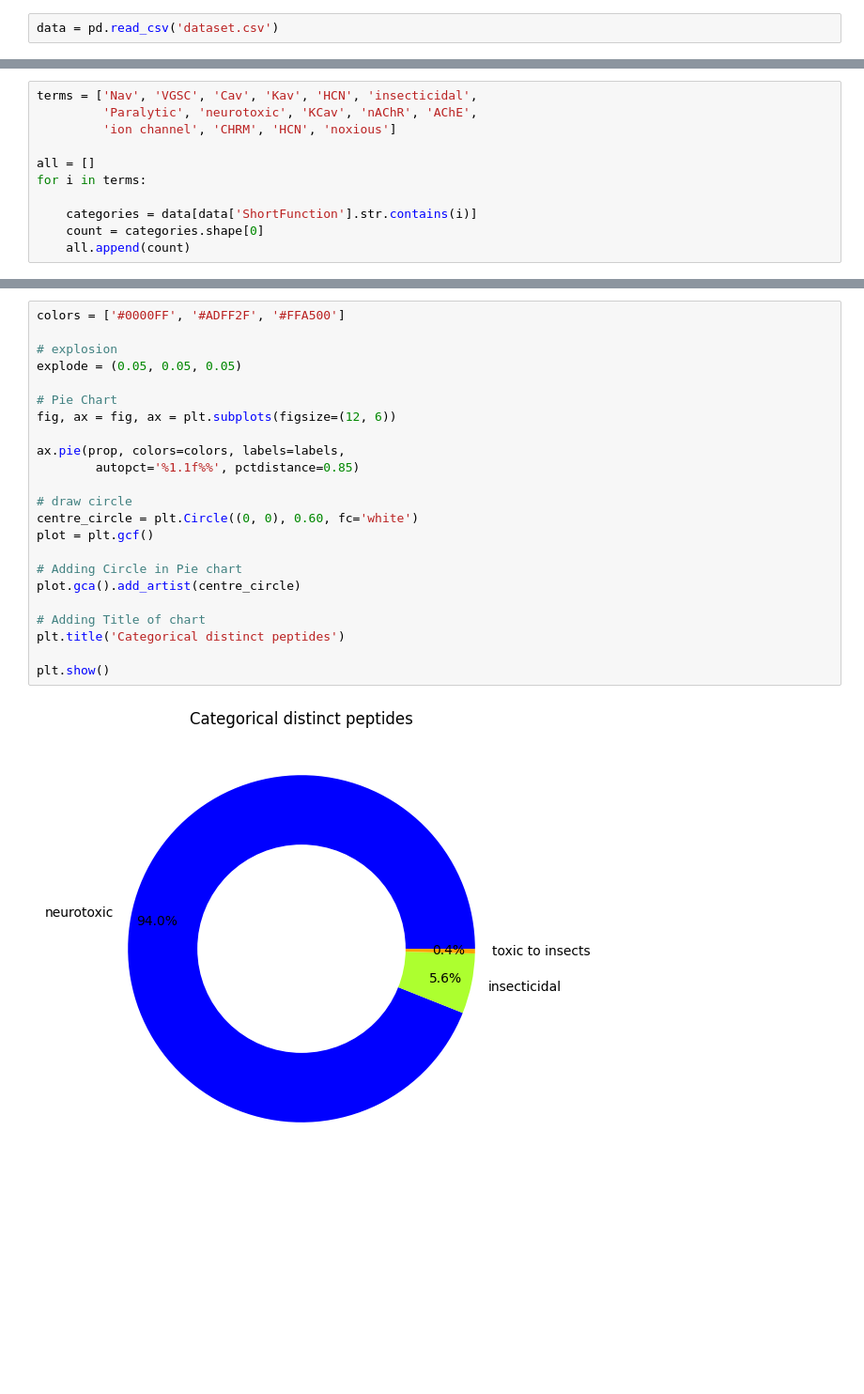
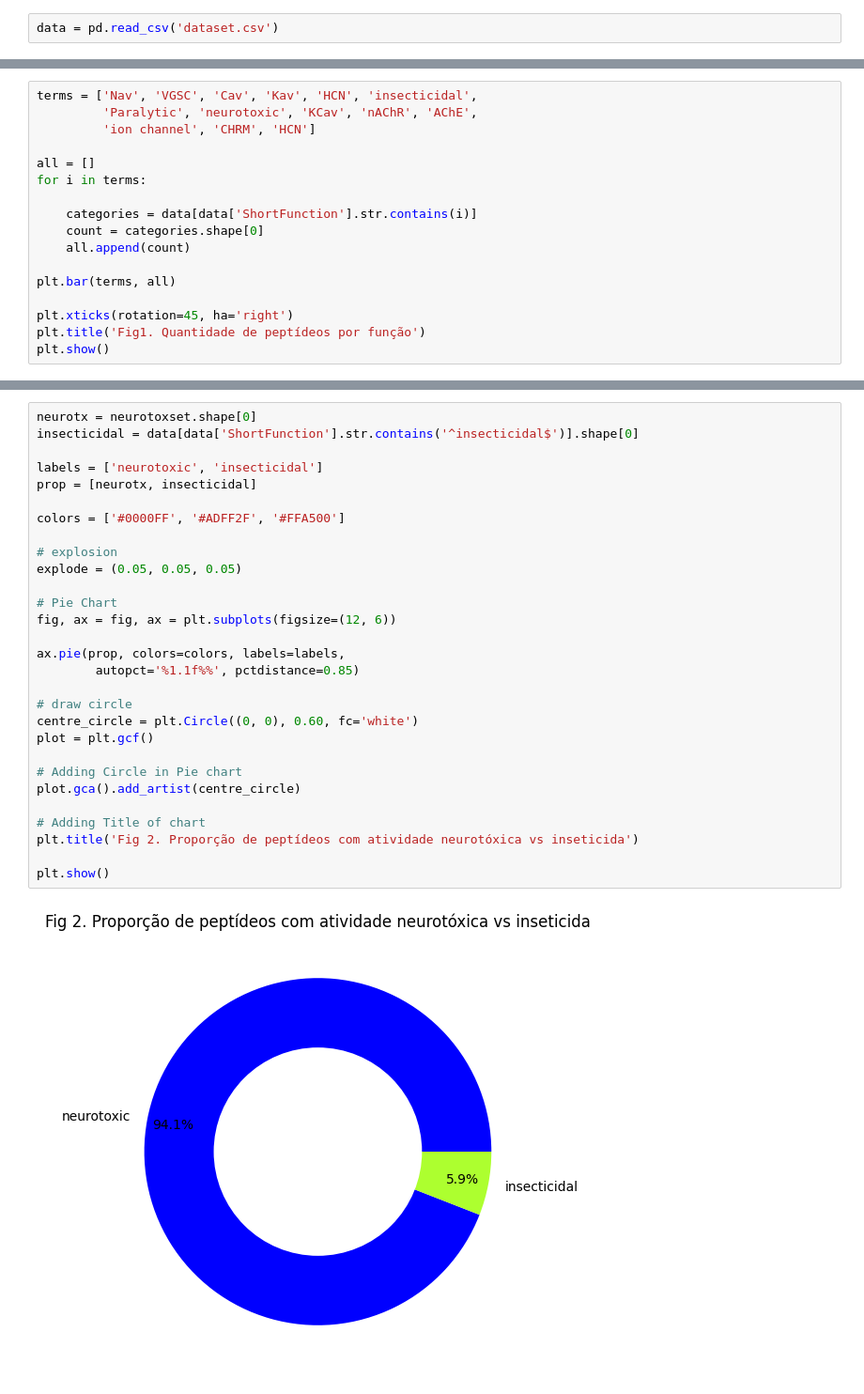
Before and after one commit to JailanSousa/pep_dataset, a Jupyter notebook: dataset_analysis.ipynb, the cells around one changed output, grey strips where cells are left out. Shown at 94% size. Cells and saved outputs as stored; diff of their text form; blank space fills up the shorter version.

```diff
--- a/dataset_analysis.ipynb
+++ b/dataset_analysis.ipynb
@@ -17,7 +42,7 @@ data.shape
 # %%
 terms = ['Nav', 'VGSC', 'Cav', 'Kav', 'HCN', 'insecticidal',
          'Paralytic', 'neurotoxic', 'KCav', 'nAChR', 'AChE',
-         'ion channel', 'CHRM', 'HCN', 'noxious']
+         'ion channel', 'CHRM', 'HCN']
 
 all = []
 for i in terms:
@@ -25,3 +50,9 @@ for i in terms:
     categories = data[data['ShortFunction'].str.contains(i)]
     count = categories.shape[0]
     all.append(count)
+
+plt.bar(terms, all)
+
+plt.xticks(rotation=45, ha='right')
+plt.title('Fig1. Quantidade de peptídeos por função')
+plt.show()
@@ -57,25 +91,31 @@ print(prop)
 # %%
+neurotx = neurotoxset.shape[0]
+insecticidal = data[data['ShortFunction'].str.contains('^insecticidal$')].shape[0]
+
+labels = ['neurotoxic', 'insecticidal']
+prop = [neurotx, insecticidal]
+
 colors = ['#0000FF', '#ADFF2F', '#FFA500']
 
 # explosion
 explode = (0.05, 0.05, 0.05)
 
 # Pie Chart
 fig, ax = fig, ax = plt.subplots(figsize=(12, 6))
 
 ax.pie(prop, colors=colors, labels=labels,
         autopct='%1.1f%%', pctdistance=0.85)
 
 # draw circle
 centre_circle = plt.Circle((0, 0), 0.60, fc='white')
 plot = plt.gcf()
 
 # Adding Circle in Pie chart
 plot.gca().add_artist(centre_circle)
 
 # Adding Title of chart
-plt.title('Categorical distinct peptides')
+plt.title('Fig 2. Proporção de peptídeos com atividade neurotóxica vs inseticida')
 
 plt.show()
 # %% [output]
-[figure, old version]
+[figure, new version]
```
Also changed, not shown: parts of 22 cells of this notebook, 3 other files.
